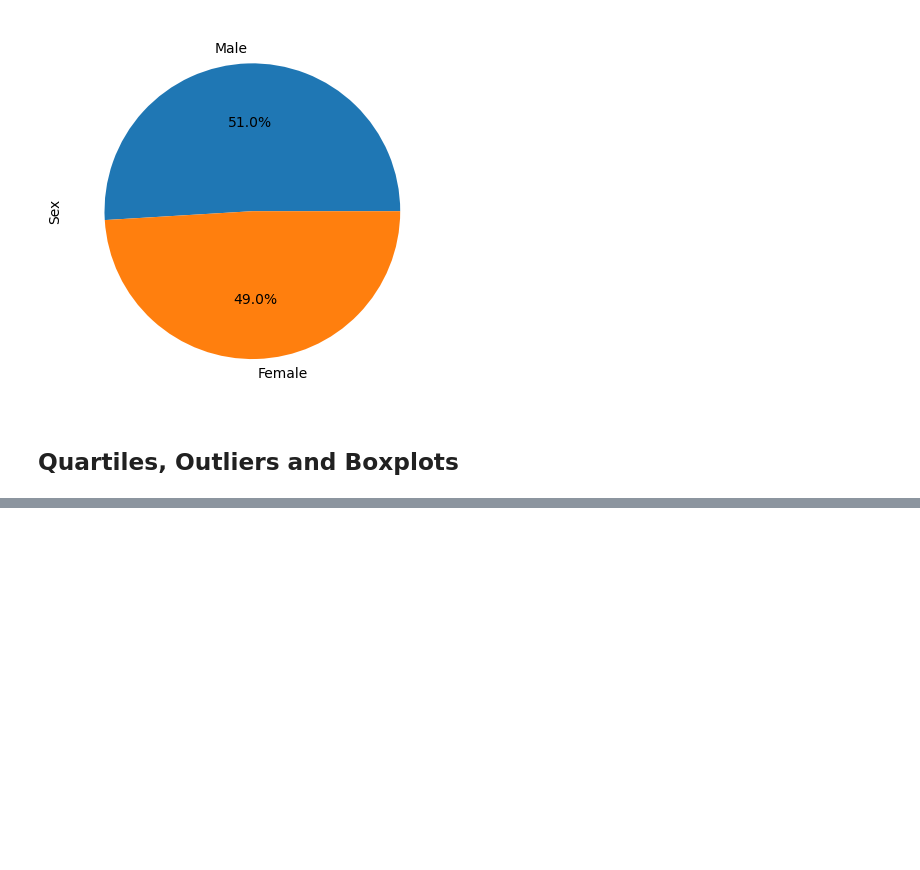
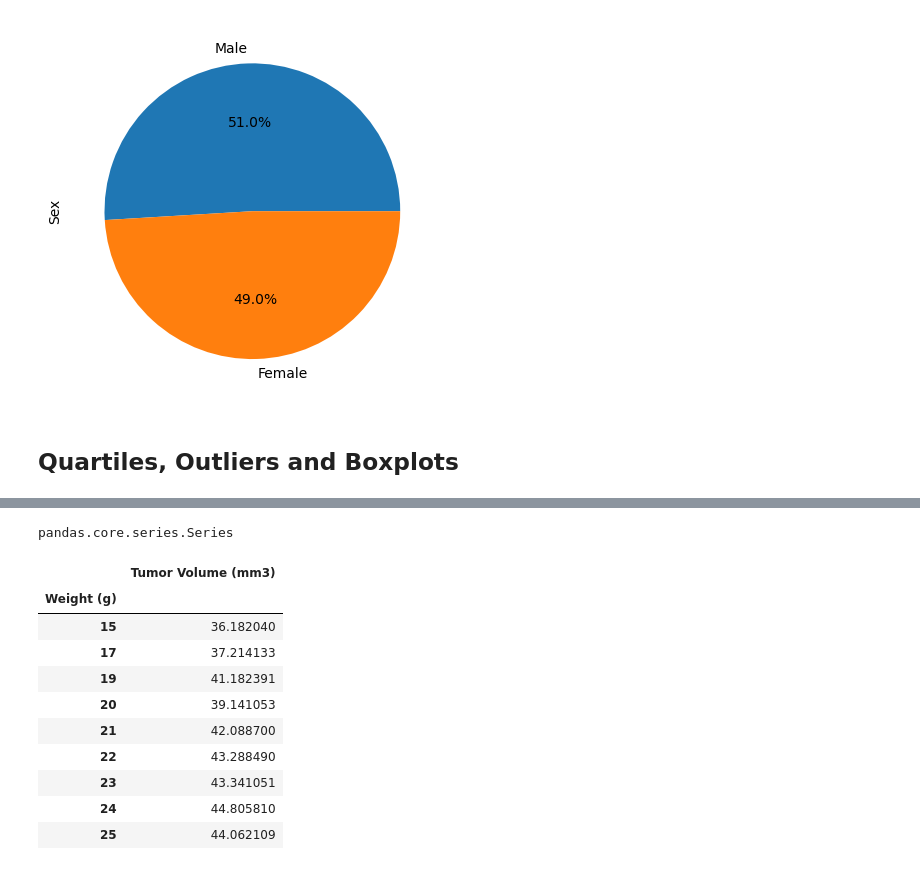
Before and after one commit to YashadaKul/pymaceuticals, a Jupyter notebook: main_script.ipynb, the cells around one changed output, grey strips where cells are left out. Drawn from its saved outputs; the diff is of its cells as text; code cells hidden in the pictures; blank space fills up the shorter version.

```diff
--- a/main_script.ipynb
+++ b/main_script.ipynb
@@ -272,0 +412,25 @@ plt.show()
+# %%
+capomulin = mouse_time_df2.loc[cleaned_df["Drug Regimen"] == "Capomulin", :]
+capomulin_groupby = capomulin.groupby(["Weight (g)"])
+capomulin_avg_tumor = capomulin_groupby["Tumor Volume (mm3)"]
+plt.scatter(capomulin["Weight (g)"], capomulin["Tumor Volume (mm3)"])
+# %%
+type(capomulin_avg_tumor)
+# %% [output]
+pandas.core.series.Series
+# %%
+capomulin_df = pd.DataFrame(capomulin_avg_tumor)
+# %%
+capomulin_df
+# %% [output]
+|  | Tumor Volume (mm3) |
+| Weight (g) |  |
+| 15 | 36.182040 |
+| 17 | 37.214133 |
+| 19 | 41.182391 |
+| 20 | 39.141053 |
+| 21 | 42.088700 |
+| 22 | 43.288490 |
+| 23 | 43.341051 |
+| 24 | 44.805810 |
+| 25 | 44.062109 |
```
Also changed, not shown: parts of 9 cells of this notebook, 1 other file.
